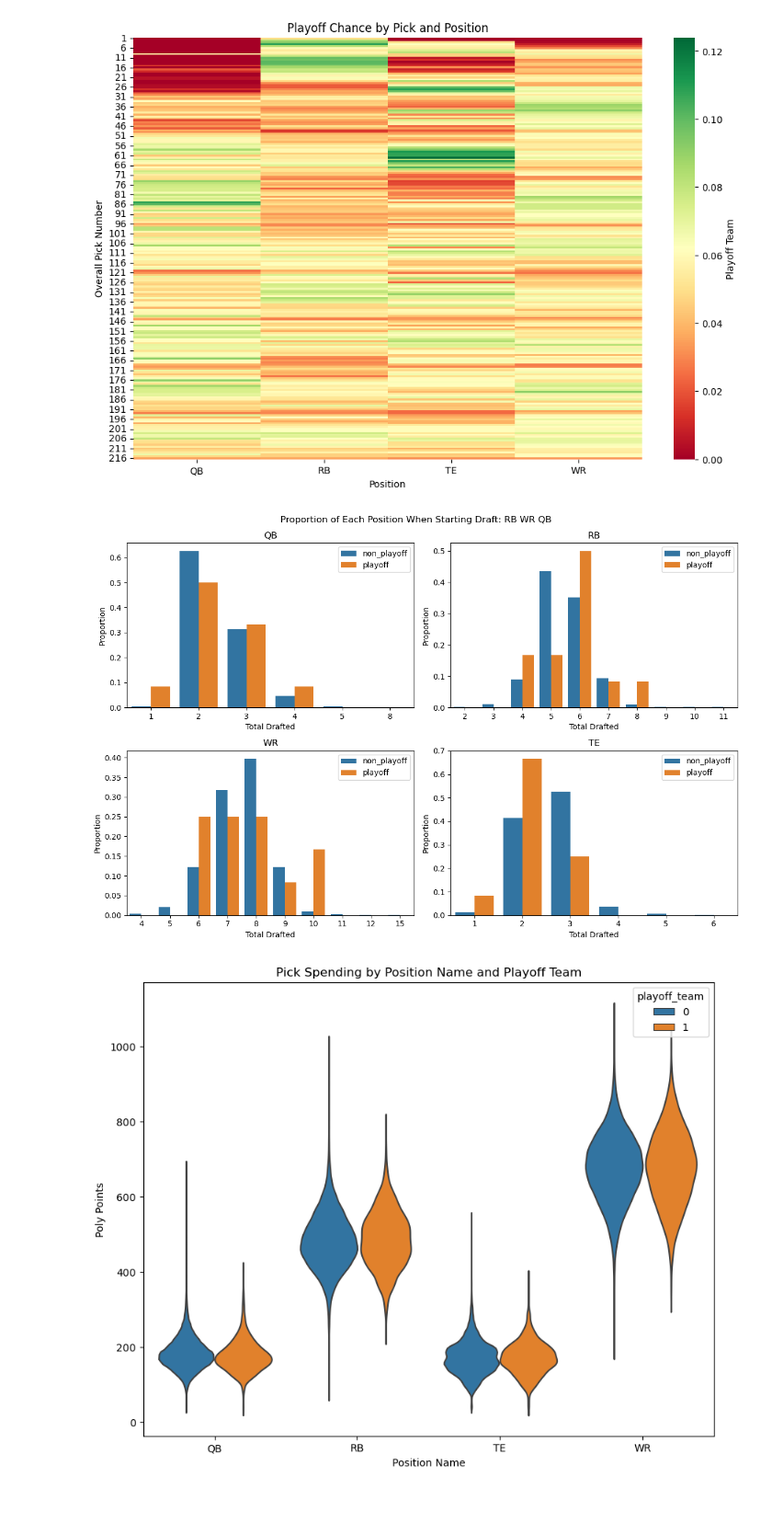
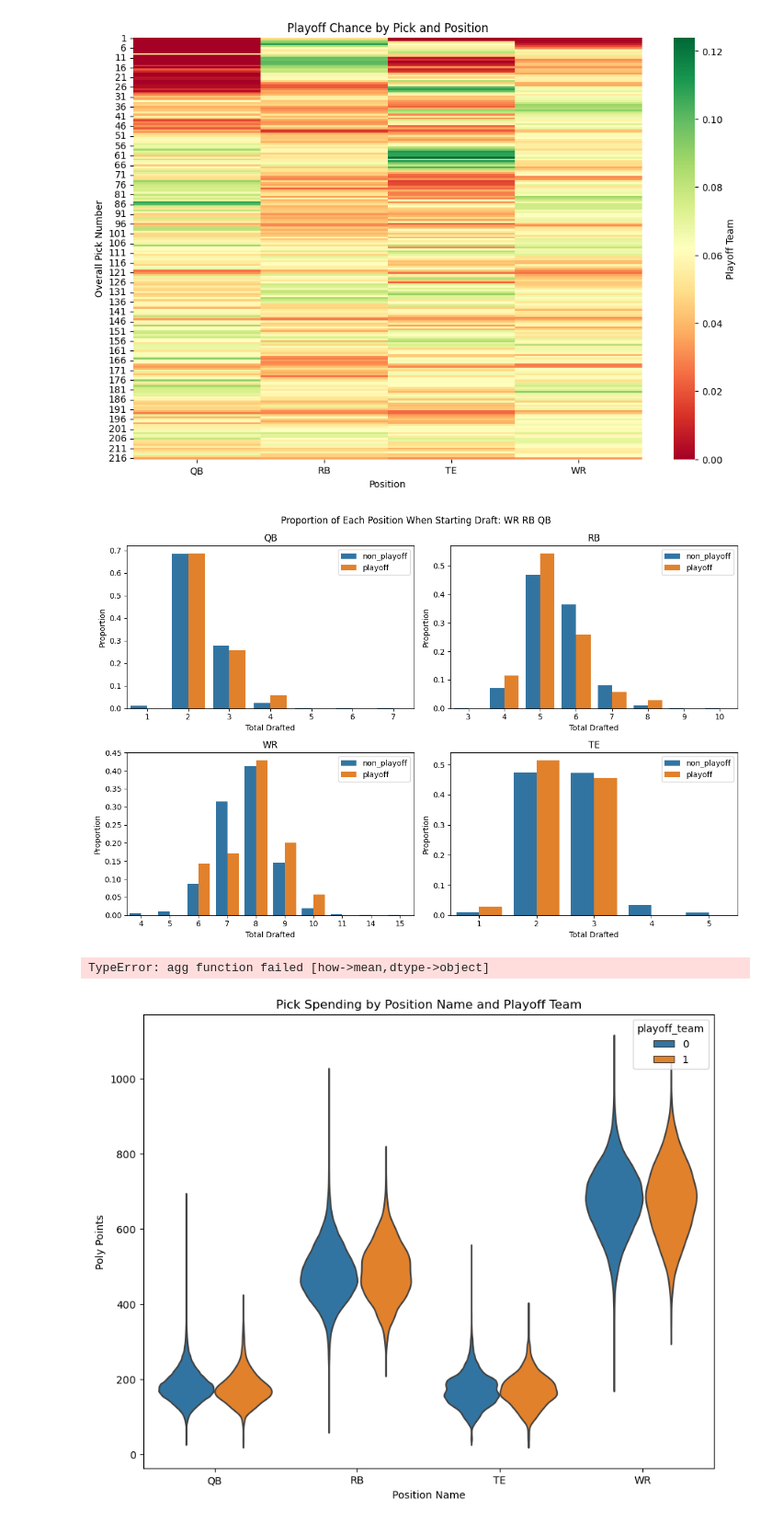
Before and after one commit to jackdepree/FFInsights, a Jupyter notebook: code/best_ball_mania_eda.ipynb, the cells around one changed output. Shown: that part at 92% size. Cells and saved outputs as stored; diff of their text form; code cells hidden in the pictures.

```diff
--- a/code/best_ball_mania_eda.ipynb
+++ b/code/best_ball_mania_eda.ipynb
@@ -263,9 +263,6 @@ plt.show()
 [figure]
 # %%
 def starting(i, ii, iii):
-    # Group the data by 'draft_id' and convert each group to a list
-    grouped = data.groupby('team_id').apply(lambda x: x[['team_pick_number', 'position_name']].values.tolist())
-
     # Find teams with starting condition
     round_one = data[(data['team_pick_number'] == 1) & (data['position_name'] == i)]
     round_two = data[(data['team_pick_number'] == 2) & (data['position_name'] == ii)]
@@ -273,7 +270,7 @@ def starting(i, ii, iii):
     team_ids = list(set(round_one['team_id']) & set(round_two['team_id']) & set(round_three['team_id']))
 
     # Group by 'draft_id'
-    data_grouped = data.groupby(['team_id', 'playoff_team', 'team_pick_number', 'position_name']).mean().reset_index()
+    data_grouped = data.groupby(['team_id', 'playoff_team', 'team_pick_number', 'position_name']).mean(numeric_only=True).reset_index()
 
     # Group by 'draft_id','playoff_team', 'roster_points', 'position_name', and make new columns to cumsum the unique postion names
     data_grouped['QB'] = data_grouped['position_name'].apply(lambda x: 1 if x=='QB' else 0)
@@ -283,7 +280,7 @@ def starting(i, ii, iii):
 
     data_grouped = data_grouped.groupby(['team_id', 'playoff_team', 'roster_points']).sum().reset_index()
 
-    # If team_id is in team_ids then 'starting' ==1
+    # If team_id is in team_ids then 'starting' == 1
     data_grouped['starting'] = data_grouped['team_id'].apply(lambda x: 1 if x in team_ids else 0)
 
     # Filter 'playoff_team'
@@ -307,45 +304,49 @@ def starting(i, ii, iii):
     te = pd.DataFrame({'non_playoff': te_non_playoff, 'playoff': te_playoff}).reset_index()
 
     # Reshape the dataframes
-    qb_melt = qb.melt(id_vars='index', var_name='Team Type', value_name='Proportion')
-    rb_melt = rb.melt(id_vars='index', var_name='Team Type', value_name='Proportion')
-    wr_melt = wr.melt(id_vars='index', var_name='Team Type', value_name='Proportion')
-    te_melt = te.melt(id_vars='index', var_name='Team Type', value_name='Proportion')
+    qb_melt = qb.melt(id_vars='QB', var_name='Team Type', value_name='Proportion')
+    rb_melt = rb.melt(id_vars='RB', var_name='Team Type', value_name='Proportion')
+    wr_melt = wr.melt(id_vars='WR', var_name='Team Type', value_name='Proportion')
+    te_melt = te.melt(id_vars='TE', var_name='Team Type', value_name='Proportion')
 
     # Plot
     fig, ax = plt.subplots(2, 2, figsize=(12, 8))
     fig.suptitle(f'Proportion of Each Position When Starting Draft: {i} {ii} {iii}')
 
-    sns.barplot(x='index', y='Proportion', hue='Team Type', data=qb_melt, ax=ax[0, 0])
+    sns.barplot(x='QB', y='Proportion', hue='Team Type', data=qb_melt, ax=ax[0, 0])
     ax[0, 0].set_title('QB')
     ax[0, 0].set_ylabel('Proportion')
     ax[0, 0].set_xlabel("Total Drafted")
     ax[0, 0].legend(loc="upper right")
 
-    sns.barplot(x='index', y='Proportion', hue='Team Type', data=rb_melt, ax=ax[0, 1])
+    sns.barplot(x='RB', y='Proportion', hue='Team Type', data=rb_melt, ax=ax[0, 1])
     ax[0, 1].set_title('RB')
     ax[0, 1].set_ylabel('Proportion')
     ax[0, 1].set_xlabel("Total Drafted")
     ax[0, 1].legend(loc="upper right")
 
-    sns.barplot(x='index', y='Proportion', hue='Team Type', data=wr_melt, ax=ax[1, 0])
+    sns.barplot(x='WR', y='Proportion', hue='Team Type', data=wr_melt, ax=ax[1, 0])
     ax[1, 0].set_title('WR')
     ax[1, 0].set_ylabel('Proportion')
     ax[1, 0].set_xlabel("Total Drafted")
     ax[1, 0].legend(loc="upper right")
 
-    sns.barplot(x='index', y='Proportion', hue='Team Type', data=te_melt, ax=ax[1, 1])
+    sns.barplot(x='TE', y='Proportion', hue='Team Type', data=te_melt, ax=ax[1, 1])
     ax[1, 1].set_title('TE')
     ax[1, 1].set_ylabel('Proportion')
     ax[1, 1].set_xlabel("Total Drafted")
     ax[1, 1].legend(loc="upper right")
 
     plt.tight_layout()
     plt.show()
+
+#starting(i="WR", ii="RB", iii="QB")
+# %% [output]
+[figure, added]
 # %%
-starting(i="RB", ii="WR", iii="QB")
+starting(i="RB", ii="WR", iii="WR")
 # %% [output]
-[figure, removed]
+TypeError: agg function failed [how->mean,dtype->object]
 # %%
 # Group by 'draft_id', 'pick_order', 'roster_points', 'playoff_team': compute average 'poly_points'
 data_grouped = data.groupby(['team_id', 'pick_order', 'playoff_team', 'position_name']).sum().reset_index()
```
Also changed, not shown: parts of 3 cells of this notebook, 33 other files.
